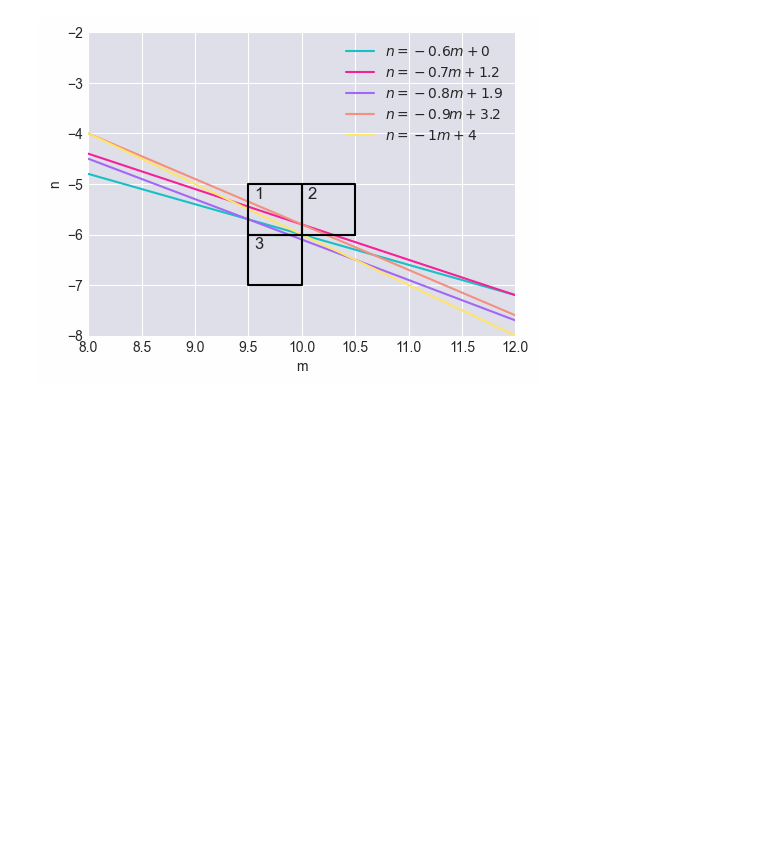
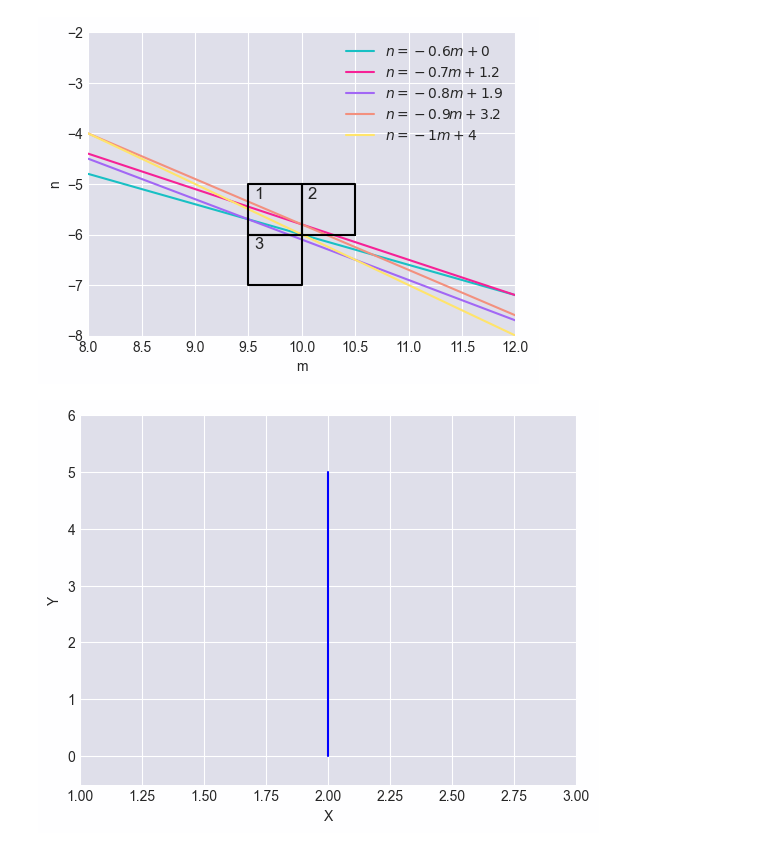
Before and after one commit to brunameinberg/desprog-orfalius, a Jupyter notebook: src/votacao.ipynb, the cells around one changed output. Drawn from its saved outputs; the diff is of its cells as text; code cells hidden in the pictures; blank space fills up the shorter version.

```diff
--- a/src/votacao.ipynb
+++ b/src/votacao.ipynb
@@ -437,3 +438,22 @@ plt.ylim(y1,y2)
 plt.savefig(f'img/{nome_pasta}/{nome_pasta}{9}.png', dpi=n_dpi)
 # %% [output]
 [figure]
+# %%
+import matplotlib.pyplot as plt
+
+# Defina as coordenadas x e y para a reta vertical
+x = [2, 2]  # Ponto x da reta
+y = [0, 5]  # Intervalo y da reta
+
+# Crie o gráfico com a reta vertical
+plt.plot(x, y, 'b-')  # 'r-' significa que a linha será vermelha e contínua
+
+# Defina rótulos para os eixos
+plt.xlabel('X')
+plt.ylabel('Y')
+
+plt.xlim(1, 3)
+plt.ylim(-0.5, 6)
+plt.savefig(f'img/retareta.png', dpi=300)
+# %% [output]
+[figure, added]
```
Also changed, not shown: parts of 3 cells of this notebook, 17 other files.
